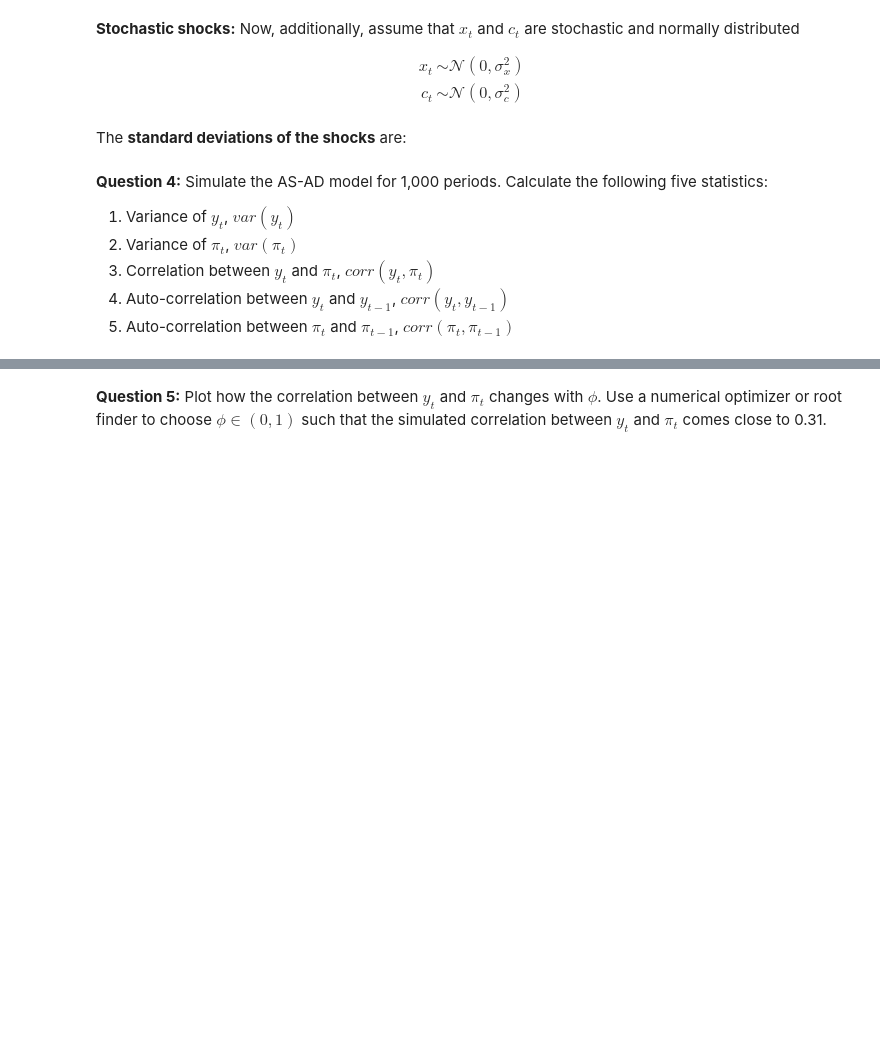
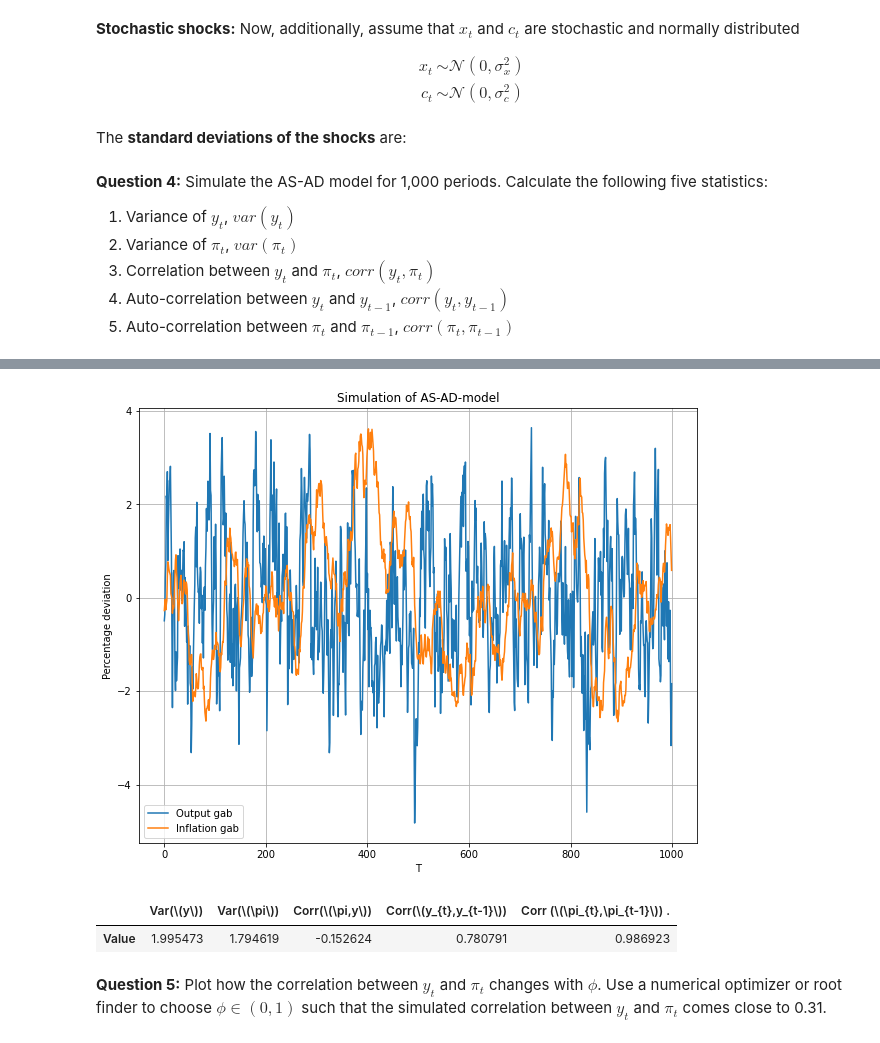
Before and after one commit to AskerNC/exercises-2021, a Jupyter notebook: Exam_2019/Asker_solution2021.ipynb, the cells around one changed output, grey strips where cells are left out. Saved outputs shown, nothing was run; the diff lists cells and outputs as text; code cells hidden in the pictures; blank space fills up the shorter version.

```diff
--- a/Exam_2019/Asker_solution2021.ipynb
+++ b/Exam_2019/Asker_solution2021.ipynb
@@ -640,2 +725,18 @@ par['sigma_c'] = 0.2
+# %%
+
+fig, ax = fun.plot('T',['Output gab','Inflation gab'],range(t),[ys_sim,pis_sim],
+                   'Percentage deviation',legendlocation=3,
+                   title='Simulation of AS-AD-model',figsize=(10,8))
+# %% [output]
+[figure, added]
+# %%
+# Make table of correlations
+data = [correlations]
+df = pd.DataFrame(data, columns = [r'Var(\(y\))',r'Var(\(\pi\))',
+                r'Corr(\(\pi,y\))',r'Corr(\(y_{t},y_{t-1}\))',r'Corr (\(\pi_{t},\pi_{t-1}\))    .'],index=['Value'])
+df
+# %% [output]
+|  | Var(\(y\)) | Var(\(\pi\)) | Corr(\(\pi,y\)) | Corr(\(y_{t},y_{t-1}\)) | Corr (\(\pi_{t},\pi_{t-1}\)) . |
+| Value | 1.995473 | 1.794619 | -0.152624 | 0.780791 | 0.986923 |
 # %% [markdown]
 **Question 5:** Plot how the correlation between $y_t$ and $\pi_t$ changes with $\phi$. Use a numerical optimizer or root finder to choose $\phi\in(0,1)$ such that the simulated correlation between $y_t$ and $\pi_t$ comes close to 0.31.
```
Also changed, not shown: parts of 77 cells of this notebook, 4 other files.
